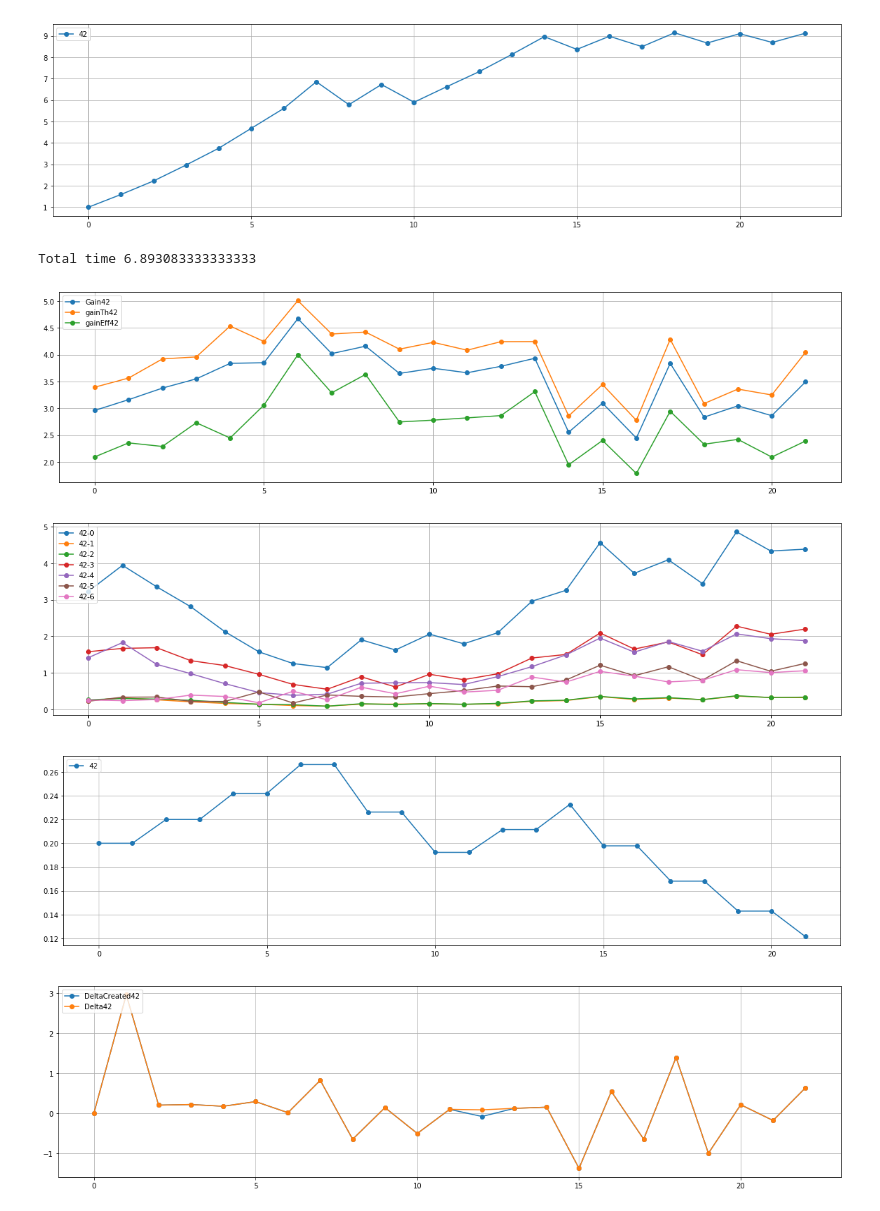
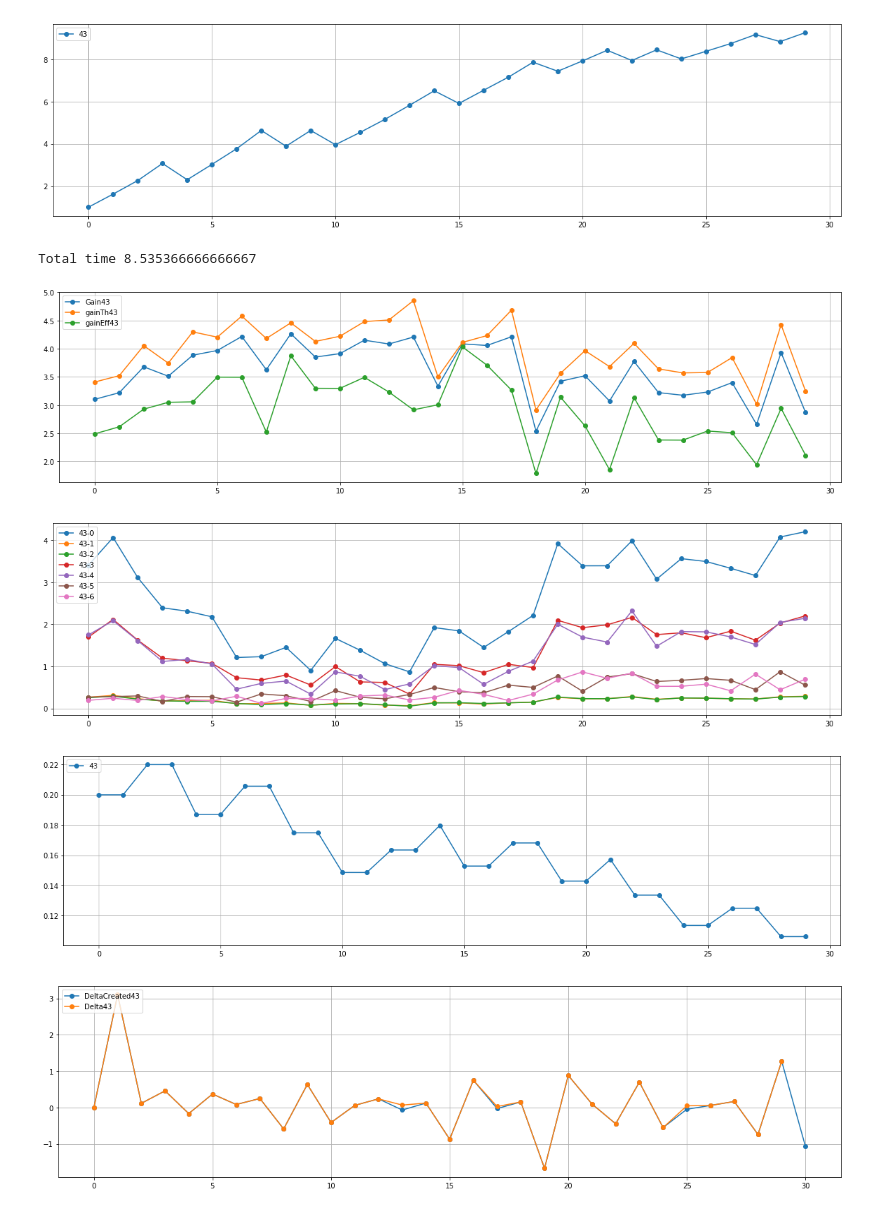
Before and after one commit to AndreeaStefan/SmartuistWrapper, a Jupyter notebook: evaluation/PlotResults.ipynb, the cells around one changed output. Saved outputs shown, nothing was run; the diff lists cells and outputs as text; code cells hidden in the pictures.

```diff
--- a/evaluation/PlotResults.ipynb
+++ b/evaluation/PlotResults.ipynb
@@ -95,7 +95,7 @@ plt.show()
 # player 8 = change effort
 # player 9 = same as 8
 
-players = [42]
+players = [43]
 results = []
 gradientStats = []
 path ="C:\\Users\\huber\\OneDrive\\Dokumenty\\thesis-hubert\\unity\\SmartuistWrapper\\tapResult.csv"
@@ -235,39 +235,39 @@ for p in players:
     tmp = gradientStats[p]
     gain = [0]
     prevGain = [0]
     for words in tmp:
         gain.append(float(words[5]))
         prevGain.append(float(words[4]))
 
 
     delta = np.array(gain) - np.array(prevGain)
     x = list(range(0, len(delta)))
     plt.plot(x, delta, 'o-', label="DeltaCreated"+str(p))
 plt.legend(loc='upper left')
 plt.grid(True)
 
 
 # delta
 for p in players:
     tmp = results[p]
     delta = []
     for words in tmp:
         delta.append(float(words[30]))
 
 #     smallDeltas = delta.toList()
     delta =  [x for i, x in enumerate(delta) if i == delta.index(x)]
     x = list(range(0, len(delta)))
     plt.plot(x, delta, 'o-', label="Delta"+str(p))
 plt.legend(loc='upper left')
 plt.grid(True)
 plt.show()
 # %% [output]
-[figure, old version]
+[figure, new version]
-Total time 6.893083333333333
+Total time 8.535366666666667
-[figure, old version]
+[figure, new version]
-[figure, old version]
+[figure, new version]
-[figure, old version]
+[figure, new version]
-[figure, old version]
+[figure, new version]
 # %%
 # plt.plot(x, uniqueGain, 'go-')
 # plt.grid(True)
```
Also changed, not shown: 2 other files.
